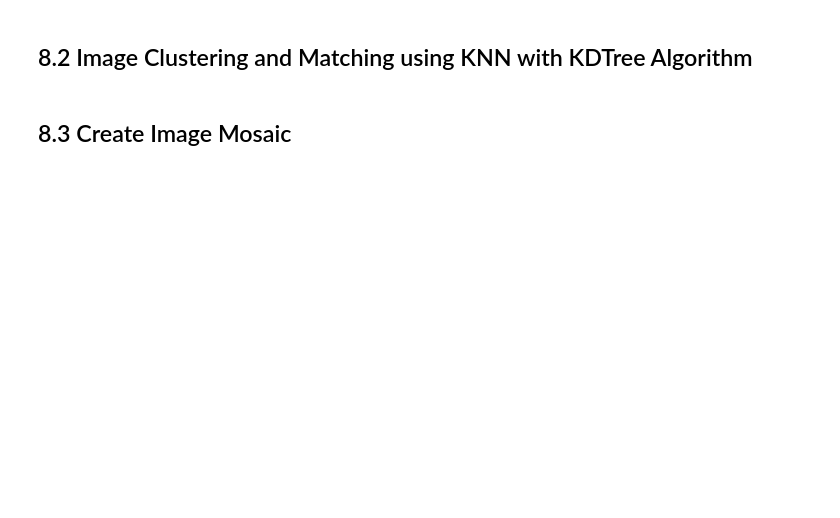
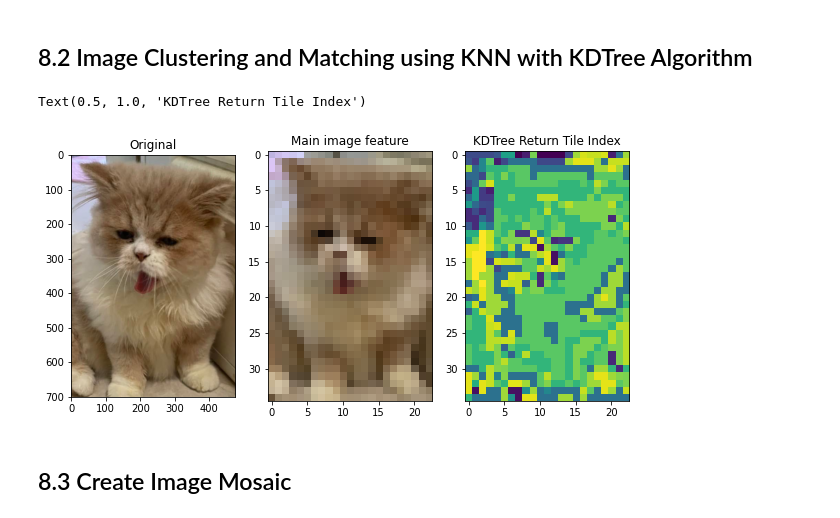
Before and after one commit to LittleLunar/image-processing-class, a Jupyter notebook: src/activity8.ipynb, the cells around one changed output. Saved outputs shown, nothing was run; the diff lists cells and outputs as text; code cells hidden in the pictures; blank space fills up the shorter version.

```diff
--- a/src/activity8.ipynb
+++ b/src/activity8.ipynb
@@ -43,10 +74,26 @@ for tile in tiles:
 tree = spatial.KDTree(Tile_features)
 # %%
 #KNN (k=1) search for best matched tiles with each subimage
-for i in range(height):
-  for j in range(width):
-    closest = tree.query(main_image_feature [i,j])
+closest_tiles = np.zeros((feature_height, feature_width), dtype=np.uint8)
+for i in range(feature_height):
+  for j in range(feature_width):
+    closest = tree.query(main_image_feature[i,j])
+    # print(closest[1], type(closest[1]))
     closest_tiles[i, j] = closest[1]
+
+plt.figure(figsize=(10,10))
+plt.subplot(1,3,1)
+plt.imshow(main_image)
+plt.title("Original")
+plt.subplot(1,3,2)
+plt.imshow(main_image_feature)
+plt.title("Main image feature")
+plt.subplot(1,3,3)
+plt.imshow(closest_tiles)
+plt.title("KDTree Return Tile Index")
+# %% [output]
+Text(0.5, 1.0, 'KDTree Return Tile Index')
+[figure, added]
 # %% [markdown]
 ## 8.3 Create Image Mosaic
 # %%
```
Also changed, not shown: parts of 10 cells of this notebook, 1 other file.
